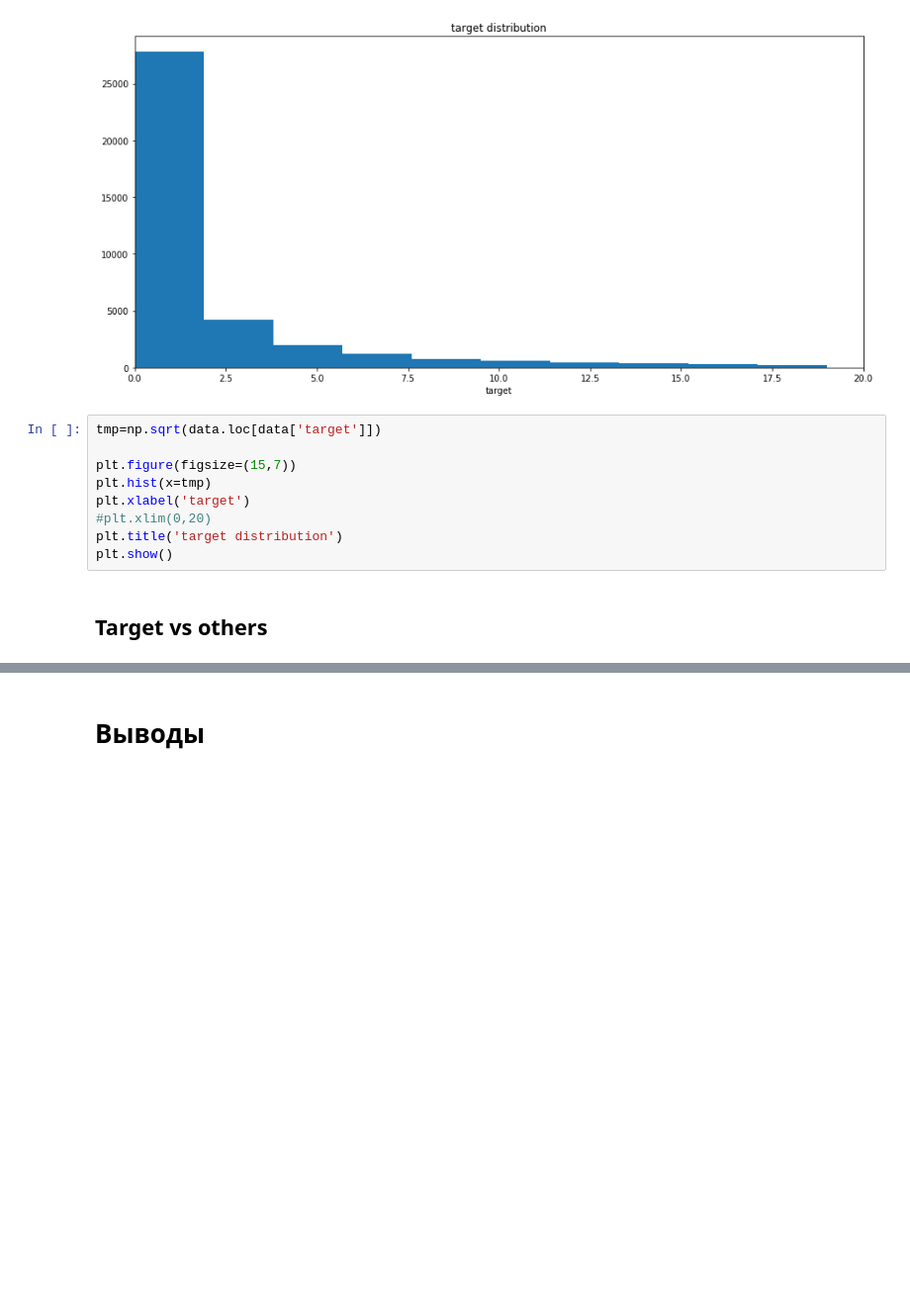
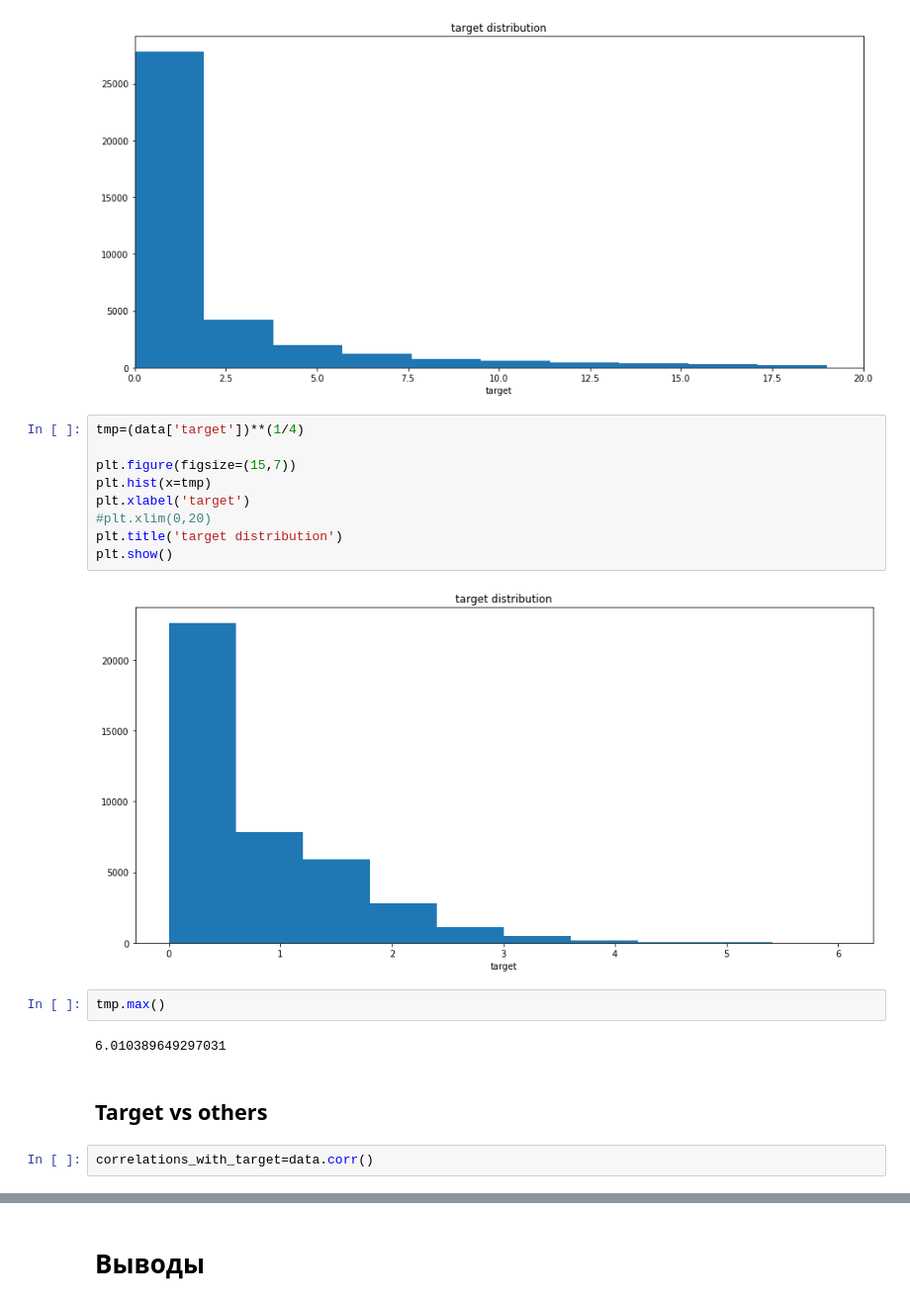
Before and after one commit to HollowPrincess/ML-introduction-2019, a Jupyter notebook: linear_regression/visualizations.ipynb, the cells around one changed output, grey strips where cells are left out. Shown at 99% size. Saved outputs shown, nothing was run; the diff lists cells and outputs as text; blank space fills up the shorter version.

```diff
--- a/linear_regression/visualizations.ipynb
+++ b/linear_regression/visualizations.ipynb
@@ -789,13 +789,21 @@ plt.show()
 # %% [output]
 [figure]
 # %%
-tmp=np.sqrt(data.loc[data['target']])
+tmp=(data['target'])**(1/4)
 
 plt.figure(figsize=(15,7))
 plt.hist(x=tmp)
 plt.xlabel('target')
 #plt.xlim(0,20)
 plt.title('target distribution')
 plt.show()
+# %% [output]
+[figure, added]
+# %%
+tmp.max()
+# %% [output]
+6.010389649297031
 # %% [markdown]
 ## Target vs others
+# %%
+correlations_with_target=data.corr()
```
Also changed, not shown: parts of 4 cells of this notebook, 5 other files.
